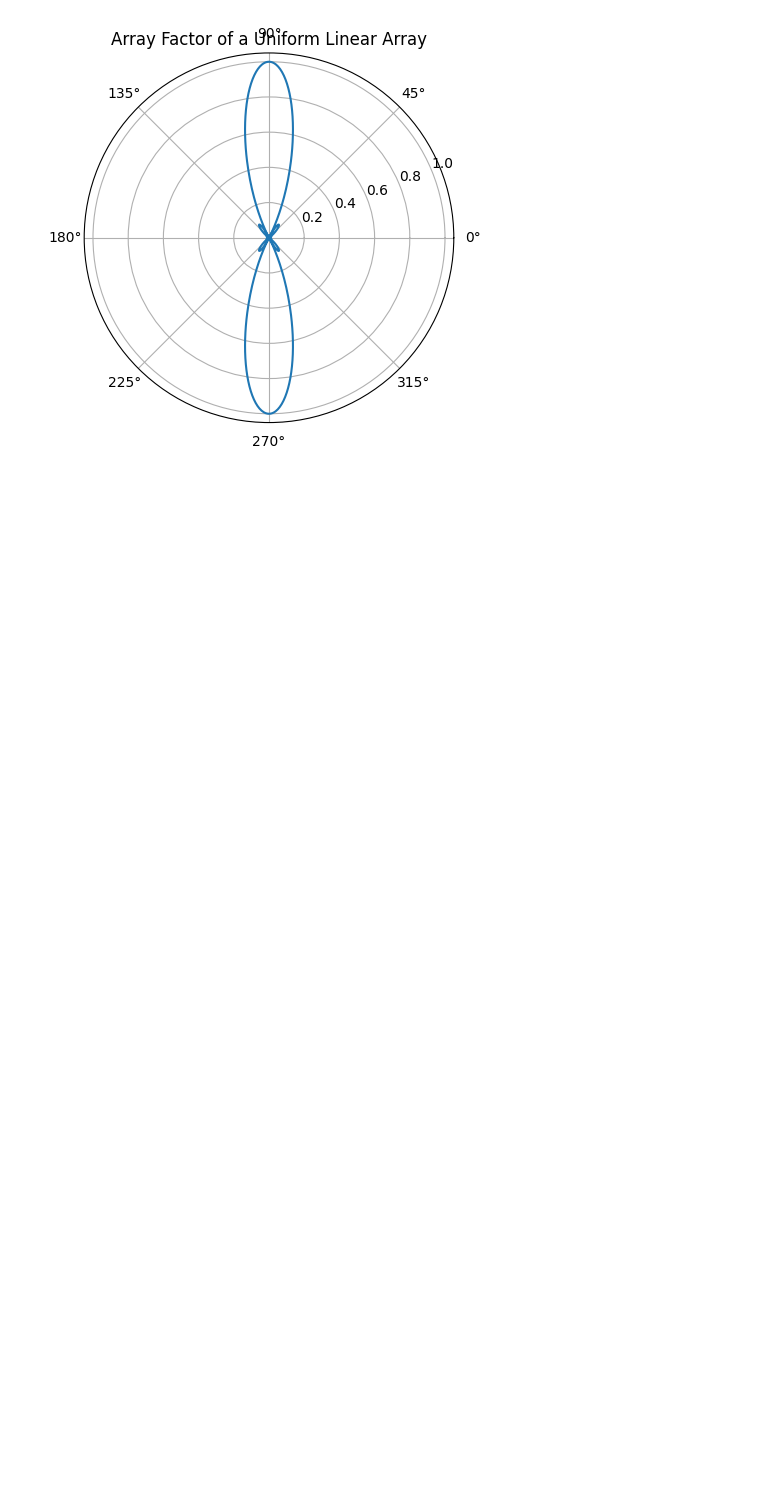
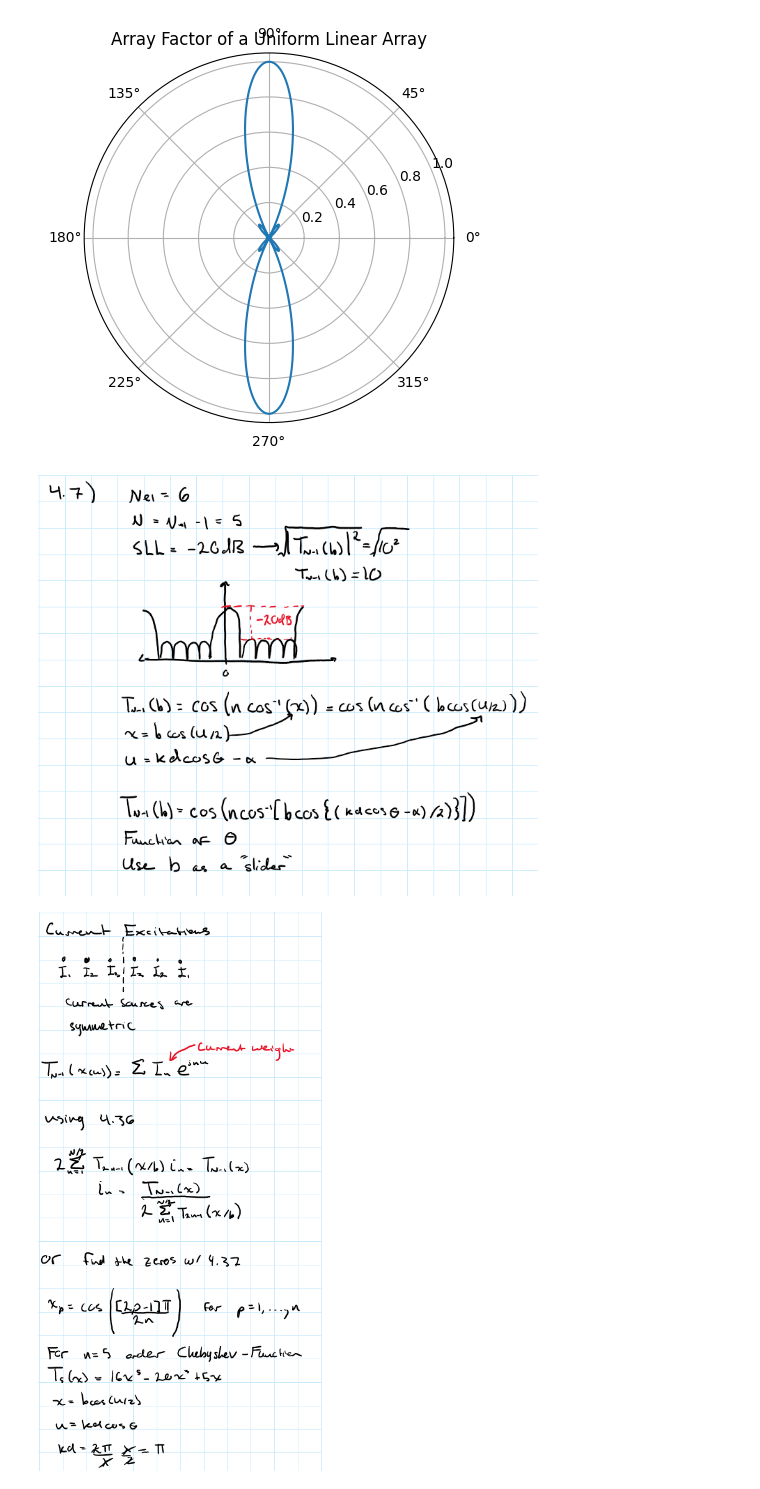
Before and after one commit to Montuck/antenna-software, a Jupyter notebook: HW11.ipynb, the cells around one changed output. Cells and saved outputs as stored; diff of their text form; code cells hidden in the pictures; blank space fills up the shorter version.

```diff
--- a/HW11.ipynb
+++ b/HW11.ipynb
@@ -57,3 +57,15 @@ plt.show()
 # %% [output]
 [figure]
 [figure]
+# %%
+# import the images of the math to solve for the current weights
+
+from IPython.display import Image
+from IPython.core.display import HTML
+
+display(Image("11-a-work.png", width=500, height=500))
+display(Image("11-a-work-2.png", width=500, height=500))
+display(Image("11-a-work-3.png", width=500, height=500))
+# %% [output]
+[figure, added]
+[figure, added]
```
Also changed, not shown: parts of 3 cells of this notebook, 4 other files.
